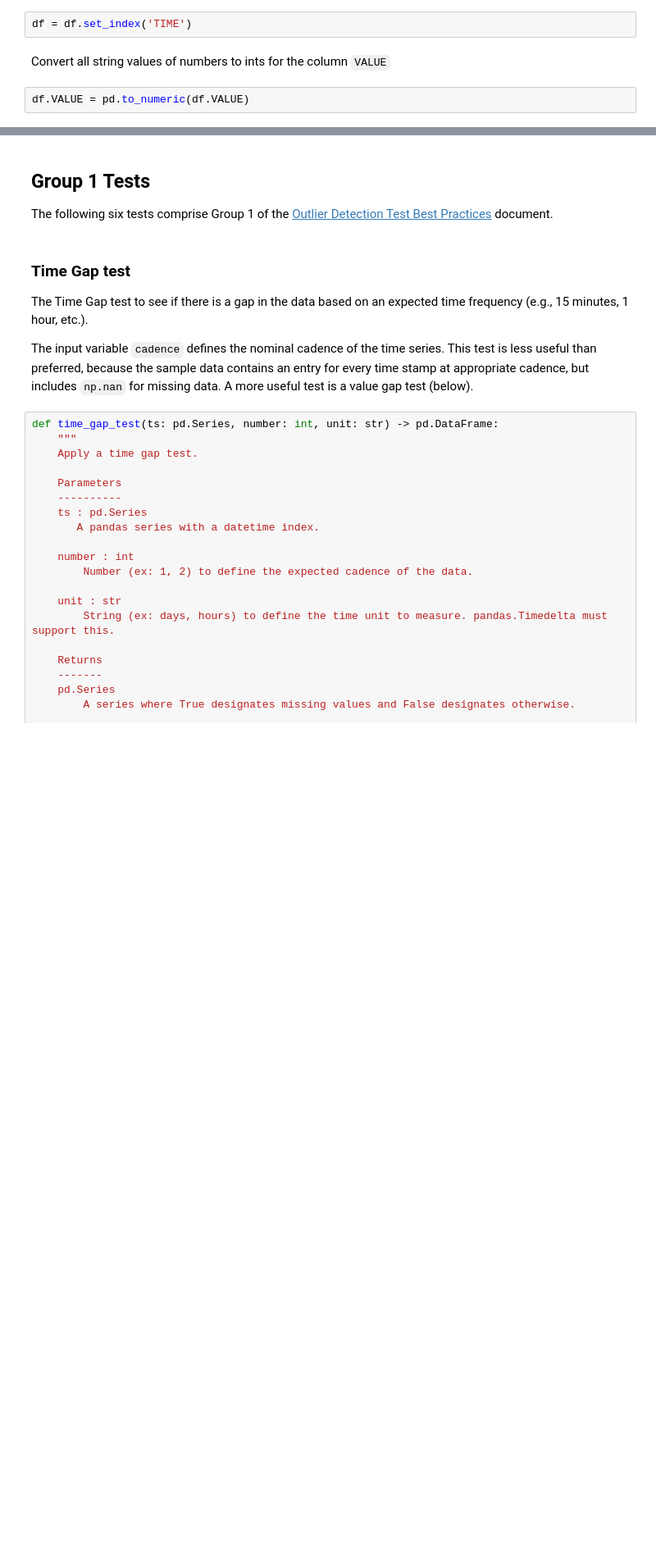
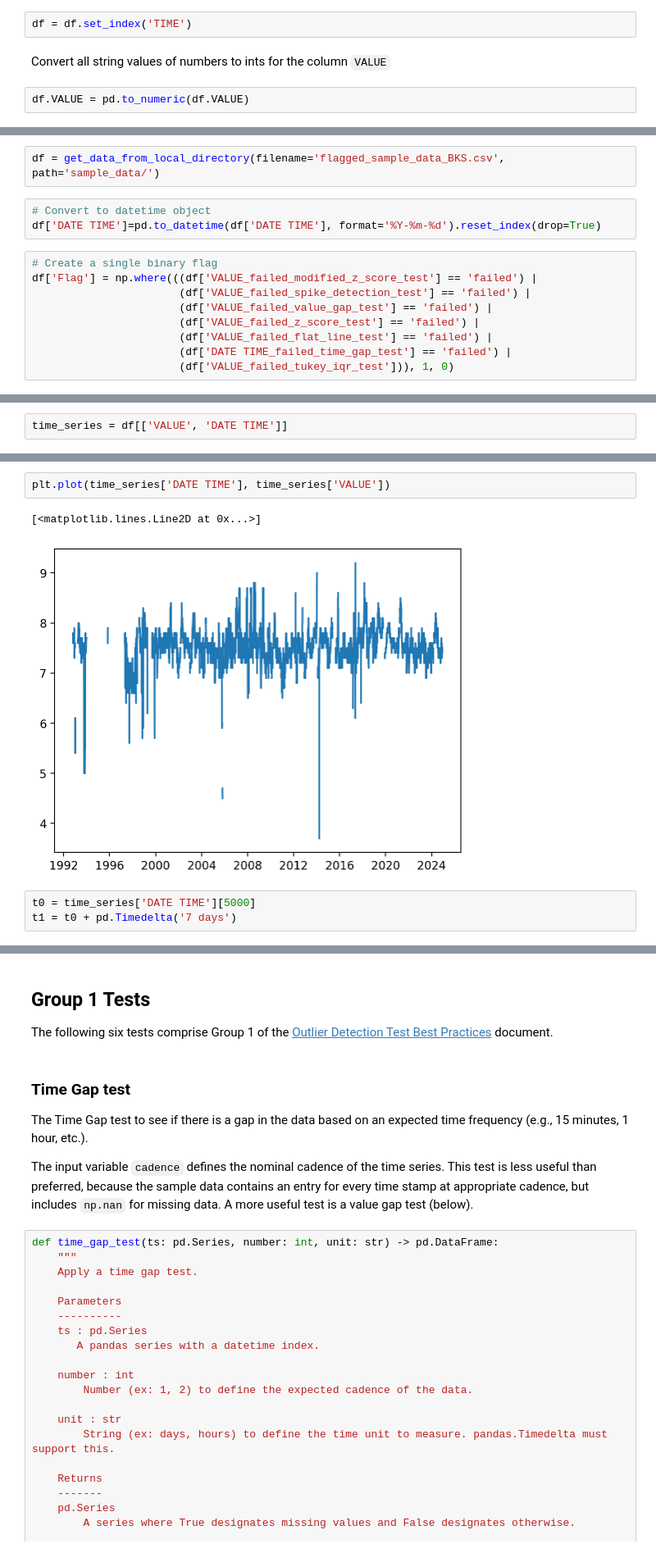
Before and after one commit to DWR-QA-Program/caldata-dsa-outlier-tool, a Jupyter notebook: dwr/dwr.ipynb, the cells around one changed output, grey strips where cells are left out. Shown at 82% size. Cells and saved outputs as stored; diff of their text form; blank space fills up the shorter version.

```diff
--- a/dwr/dwr.ipynb
+++ b/dwr/dwr.ipynb
@@ -85,0 +97,14 @@ df.VALUE = pd.to_numeric(df.VALUE)
+# %%
+df = get_data_from_local_directory(filename='flagged_sample_data_BKS.csv', path='sample_data/')
+# %%
+# Convert to datetime object
+df['DATE TIME']=pd.to_datetime(df['DATE TIME'], format='%Y-%m-%d').reset_index(drop=True)
+# %%
+# Create a single binary flag
+df['Flag'] = np.where(((df['VALUE_failed_modified_z_score_test'] == 'failed') |
+                       (df['VALUE_failed_spike_detection_test'] == 'failed') |
+                       (df['VALUE_failed_value_gap_test'] == 'failed') |
+                       (df['VALUE_failed_z_score_test'] == 'failed') |
+                       (df['VALUE_failed_flat_line_test'] == 'failed') |
+                       (df['DATE TIME_failed_time_gap_test'] == 'failed') |
+                       (df['VALUE_failed_tukey_iqr_test'])), 1, 0)
@@ -85,0 +115,2 @@ df.VALUE = pd.to_numeric(df.VALUE)
+# %%
+time_series = df[['VALUE', 'DATE TIME']]
@@ -85,0 +133,8 @@ df.VALUE = pd.to_numeric(df.VALUE)
+# %%
+plt.plot(time_series['DATE TIME'], time_series['VALUE'])
+# %% [output]
+[<matplotlib.lines.Line2D at 0x...>]
+[figure, added]
+# %%
+t0 = time_series['DATE TIME'][5000]
+t1 = t0 + pd.Timedelta('7 days')
```
Also changed, not shown: parts of 23 cells of this notebook, 3 other files.
